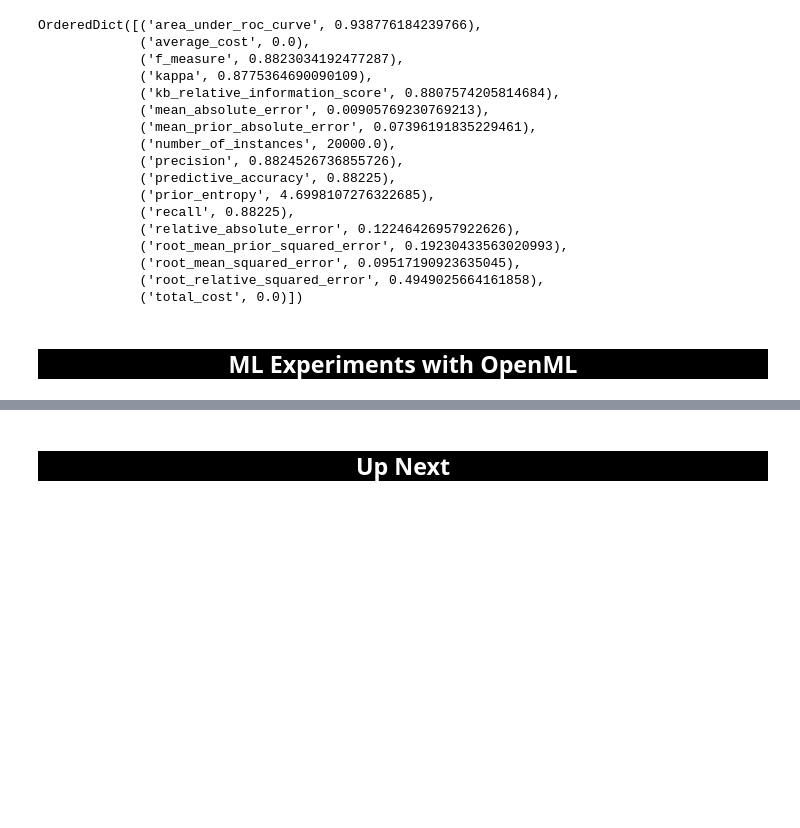
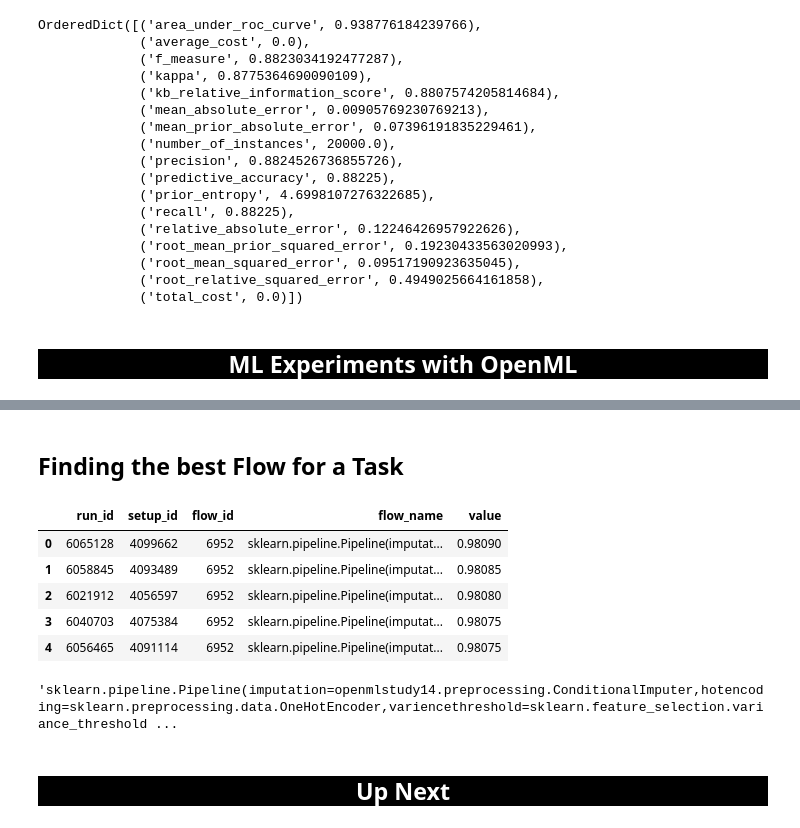
Before and after one commit to PGijsbers/Talks, a Jupyter notebook: odsc/1_OpenML_Introduction.ipynb, the cells around one changed output, grey strips where cells are left out. Saved outputs shown, nothing was run; the diff lists cells and outputs as text; code cells hidden in the pictures; blank space fills up the shorter version.

```diff
--- a/odsc/1_OpenML_Introduction.ipynb
+++ b/odsc/1_OpenML_Introduction.ipynb
@@ -184,6 +191,28 @@ Dataset ID...: 6
 Dataset URL..: https://www.openml.org/d/6
 # %%
 # run.publish()  # This only works if an API key is configured.
+# %% [markdown]
+## Finding the best Flow for a Task
+# %%
+df = openml.evaluations.list_evaluations_setups(
+    function='predictive_accuracy',
+    task=[6],  # the letter task
+    output_format='dataframe',
+    sort_order='desc',
+    size=5  # There are tens of thousands of runs for this task - we are only interested in a top 5
+)
+df[['run_id', 'setup_id', 'flow_id', 'flow_name', 'value']]
+# %% [output]
+|  | run_id | setup_id | flow_id | flow_name | value |
+| 0 | 6065128 | 4099662 | 6952 | sklearn.pipeline.Pipeline(imputat... | 0.98090 |
+| 1 | 6058845 | 4093489 | 6952 | sklearn.pipeline.Pipeline(imputat... | 0.98085 |
+| 2 | 6021912 | 4056597 | 6952 | sklearn.pipeline.Pipeline(imputat... | 0.98080 |
+| 3 | 6040703 | 4075384 | 6952 | sklearn.pipeline.Pipeline(imputat... | 0.98075 |
+| 4 | 6056465 | 4091114 | 6952 | sklearn.pipeline.Pipeline(imputat... | 0.98075 |
+# %%
+df.flow_name[0]
+# %% [output]
+'sklearn.pipeline.Pipeline(imputation=openmlstudy14.preprocessing.ConditionalImputer,hotencoding=sklearn.preprocessing.data.OneHotEncoder,variencethreshold=sklearn.feature_selection.variance_threshold ...
 # %% [markdown]
 <h2 style='background-color: black; height:50px; line-height: 50px; color: white; text-align: center;'>Up Next</h2>
 # %% [markdown]
```
Also changed, not shown: parts of 3 cells of this notebook, 2 other files.
